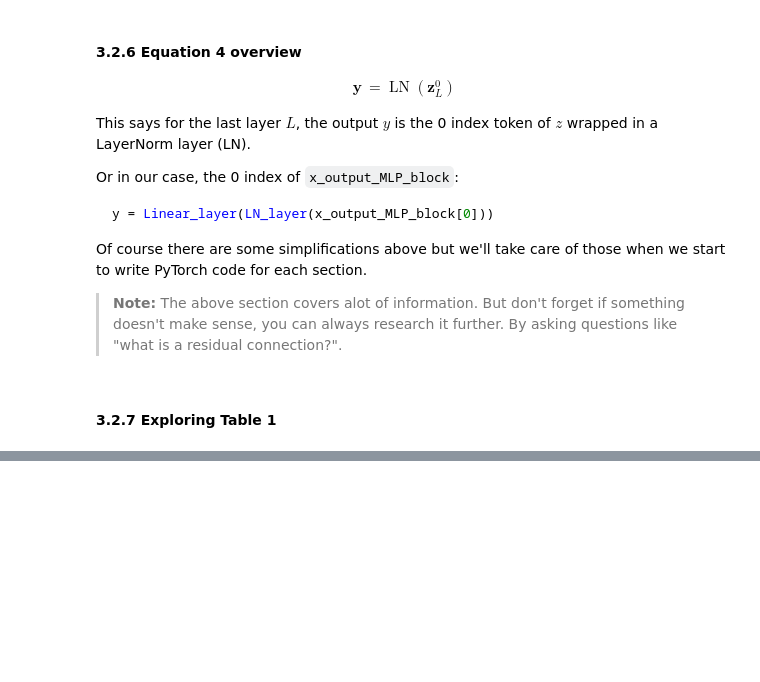
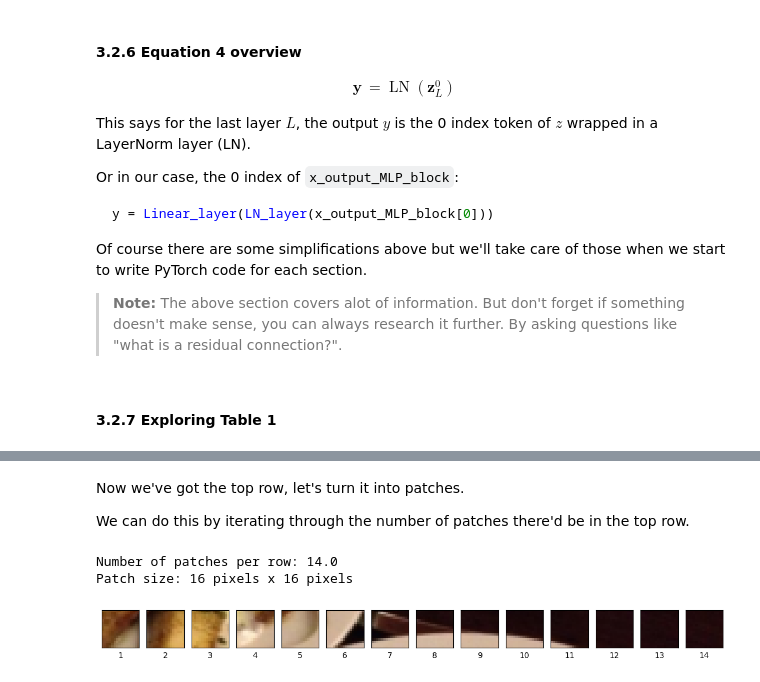
Before and after one commit to LadislavVasina1/pytorch_ztm, a Jupyter notebook: 08_paper_replicating/08_paper_replicating.ipynb, the cells around one changed output, grey strips where cells are left out. Saved outputs shown, nothing was run; the diff lists cells and outputs as text; code cells hidden in the pictures; blank space fills up the shorter version.

```diff
--- a/08_paper_replicating/08_paper_replicating.ipynb
+++ b/08_paper_replicating/08_paper_replicating.ipynb
@@ -359,0 +488,30 @@ Of course there are some simplifications above but we'll take care of those when
+# %% [markdown]
+Now we've got the top row, let's turn it into patches.
+
+We can do this by iterating through the number of patches there'd be in the top row.
+# %%
+# Setup hyperparameters and make sure img_size and patch_size are compatible
+img_size = 224
+patch_size = 16
+num_patches = (img_size / patch_size)
+assert img_size % patch_size == 0, "Image size must be divisible by patch size"
+print(f"Number of patches per row: {num_patches}\nPatch size: {patch_size} pixels x {patch_size} pixels")
+
+# Create a series of subplots
+fig, axs = plt.subplots(
+    nrows=1,
+    ncols=img_size // patch_size, # number of patches per row
+    figsize=(num_patches, num_patches),
+    sharex=True, sharey=True # x and y axis should be the same
+)
+
+# Iterate through number of patches in the top row
+for i, patch in enumerate(range(0, img_size, patch_size)):
+    axs[i].imshow(image_permuted[:patch_size, patch:patch+patch_size, :]) # plot each patch
+    axs[i].set_xlabel(i+1) # set the label
+    axs[i].set_xticks([])
+    axs[i].set_yticks([])
+# %% [output]
+Number of patches per row: 14.0
+Patch size: 16 pixels x 16 pixels
+[figure, added]
```
Also changed, not shown: parts of 48 cells of this notebook.
